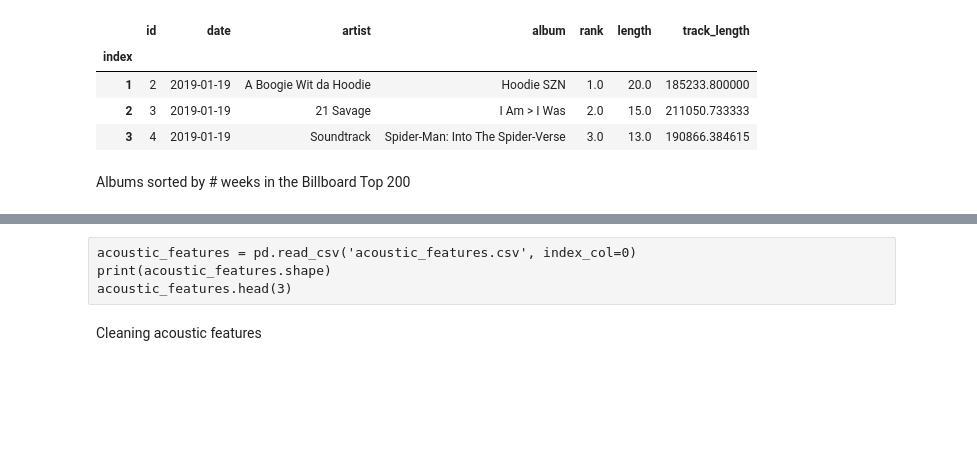
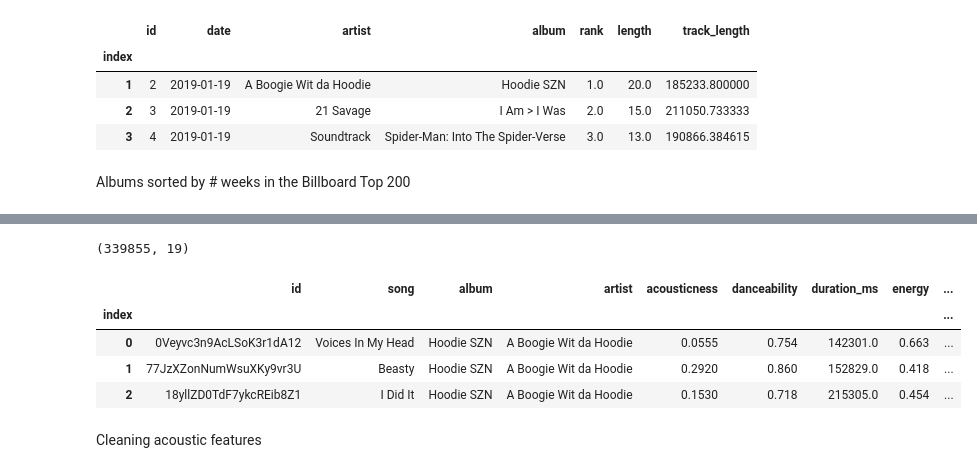
Before and after one commit to shaiyon/Spotify-Analysis, a Jupyter notebook: Exploratory Data Analysis.ipynb, the cells around one changed output, grey strips where cells are left out. Drawn from its saved outputs; the diff is of its cells as text; code cells hidden in the pictures; blank space fills up the shorter version.

```diff
--- a/Exploratory Data Analysis.ipynb
+++ b/Exploratory Data Analysis.ipynb
@@ -42,8 +41,15 @@ Fearless                                    Taylor Swift
 Name: rank, dtype: int64
-# %% [raw]
-acoustic_features = pd.read_csv('acoustic_features.csv', index_col=0)
-print(acoustic_features.shape)
-acoustic_features.head(3)
+# %%
+acoustic_features = pd.read_csv('acoustic_features.csv', index_col=0)
+print(acoustic_features.shape)
+acoustic_features.head(3)
+# %% [output]
+(339855, 19)
+|  | id | song | album | artist | acousticness | danceability | duration_ms | energy | ... |
+| index |  |  |  |  |  |  |  |  | ... |
+| 0 | 0Veyvc3n9AcLSoK3r1dA12 | Voices In My Head | Hoodie SZN | A Boogie Wit da Hoodie | 0.0555 | 0.754 | 142301.0 | 0.663 | ... |
+| 1 | 77JzXZonNumWsuXKy9vr3U | Beasty | Hoodie SZN | A Boogie Wit da Hoodie | 0.2920 | 0.860 | 152829.0 | 0.418 | ... |
+| 2 | 18yllZD0TdF7ykcREib8Z1 | I Did It | Hoodie SZN | A Boogie Wit da Hoodie | 0.1530 | 0.718 | 215305.0 | 0.454 | ... |
 # %% [markdown]
 Cleaning acoustic features
 # %%
```
Also changed, not shown: parts of 11 cells of this notebook.
